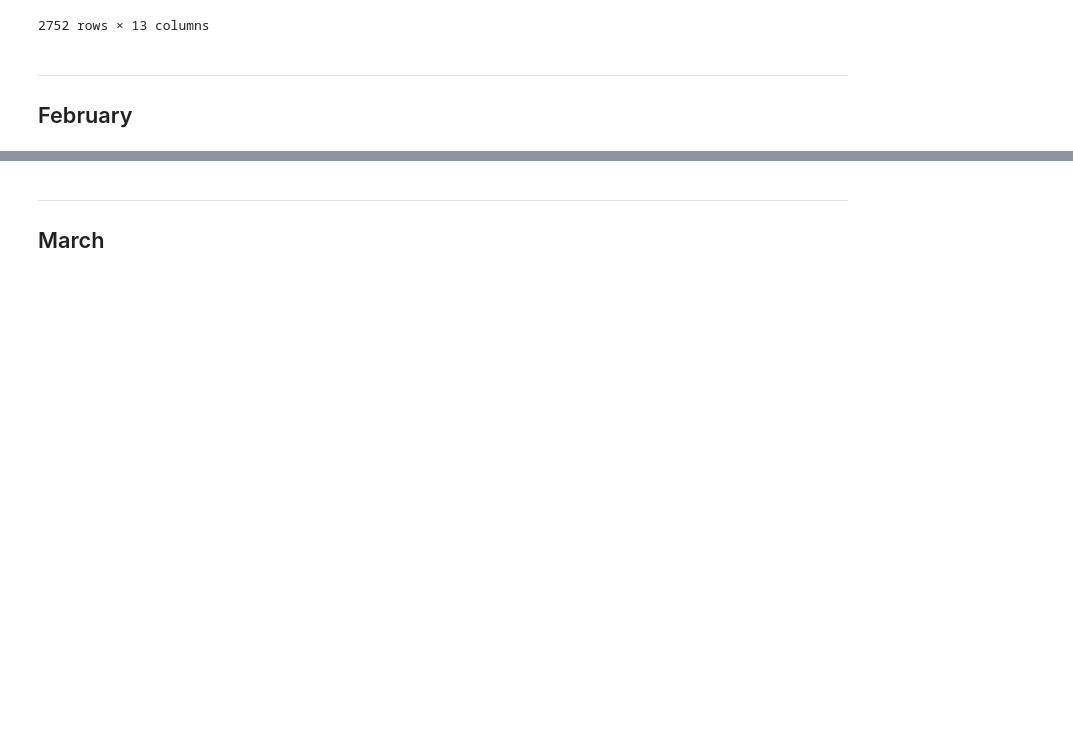
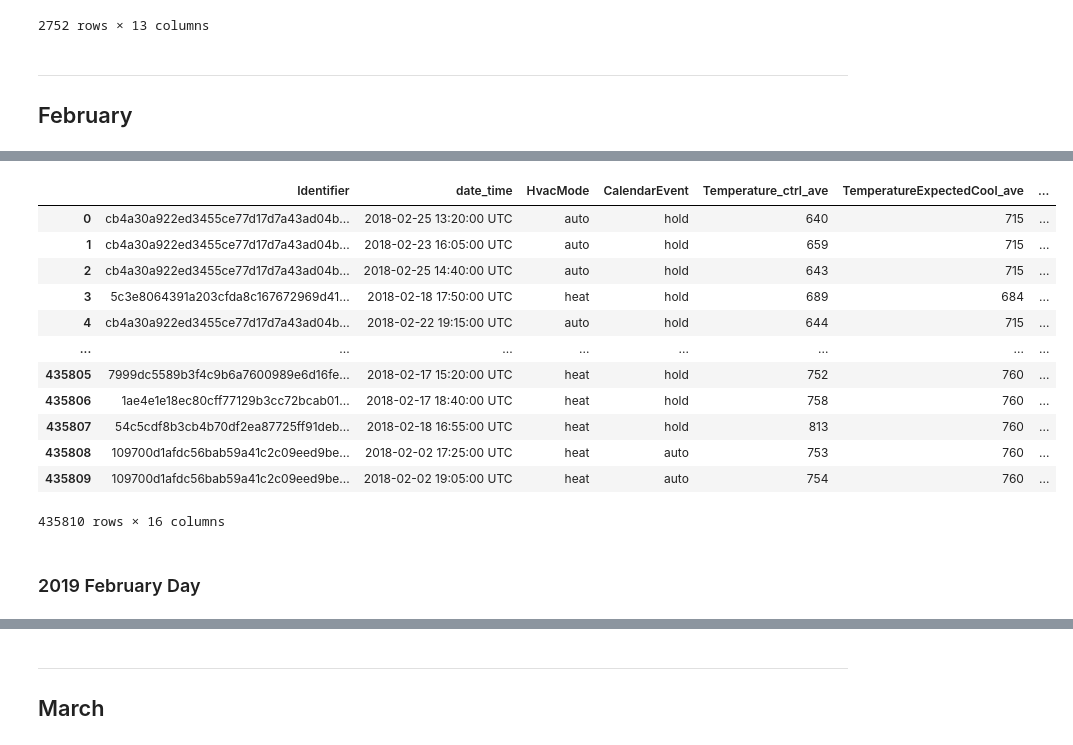
Before and after one commit to klharp/DYD_Data, a Jupyter notebook: DYD_AR-day.ipynb, the cells around one changed output, grey strips where cells are left out. Drawn from its saved outputs; the diff is of its cells as text; code cells hidden in the pictures; blank space fills up the shorter version.

```diff
--- a/DYD_AR-day.ipynb
+++ b/DYD_AR-day.ipynb
@@ -226,0 +274,25 @@ AR_jan.to_csv("Scraper_Output/State_Month/AR_jan.csv", header=True, index=False)
+# %%
+# Add year and month
+
+feb_2018["Year"] = "2018"
+feb_2018["Month"] = "feb"
+# %%
+# Rename columns to label the aggregates
+
+feb_2018.rename(columns={"Temperature_ctrl":"Temperature_ctrl_ave",
+                         "TemperatureExpectedCool":"TemperatureExpectedCool_ave",
+                         "TemperatureExpectedHeat":"TemperatureExpectedHeat_ave"})
+# %% [output]
+|  | Identifier | date_time | HvacMode | CalendarEvent | Temperature_ctrl_ave | TemperatureExpectedCool_ave | ... |
+| 0 | cb4a30a922ed3455ce77d17d7a43ad04b... | 2018-02-25 13:20:00 UTC | auto | hold | 640 | 715 | ... |
+| 1 | cb4a30a922ed3455ce77d17d7a43ad04b... | 2018-02-23 16:05:00 UTC | auto | hold | 659 | 715 | ... |
+| 2 | cb4a30a922ed3455ce77d17d7a43ad04b... | 2018-02-25 14:40:00 UTC | auto | hold | 643 | 715 | ... |
+| 3 | 5c3e8064391a203cfda8c167672969d41... | 2018-02-18 17:50:00 UTC | heat | hold | 689 | 684 | ... |
+| 4 | cb4a30a922ed3455ce77d17d7a43ad04b... | 2018-02-22 19:15:00 UTC | auto | hold | 644 | 715 | ... |
+| ... | ... | ... | ... | ... | ... | ... | ... |
+| 435805 | 7999dc5589b3f4c9b6a7600989e6d16fe... | 2018-02-17 15:20:00 UTC | heat | hold | 752 | 760 | ... |
+| 435806 | 1ae4e1e18ec80cff77129b3cc72bcab01... | 2018-02-17 18:40:00 UTC | heat | hold | 758 | 760 | ... |
+| 435807 | 54c5cdf8b3cb4b70df2ea87725ff91deb... | 2018-02-18 16:55:00 UTC | heat | hold | 813 | 760 | ... |
+| 435808 | 109700d1afdc56bab59a41c2c09eed9be... | 2018-02-02 17:25:00 UTC | heat | auto | 753 | 760 | ... |
+| 435809 | 109700d1afdc56bab59a41c2c09eed9be... | 2018-02-02 19:05:00 UTC | heat | auto | 754 | 760 | ... |
+435810 rows × 16 columns
@@ -226,0 +307,2 @@ AR_jan.to_csv("Scraper_Output/State_Month/AR_jan.csv", header=True, index=False)
+# %% [markdown]
+### 2019 February Day
```
Also changed, not shown: parts of 25 cells of this notebook, 59 other files.
